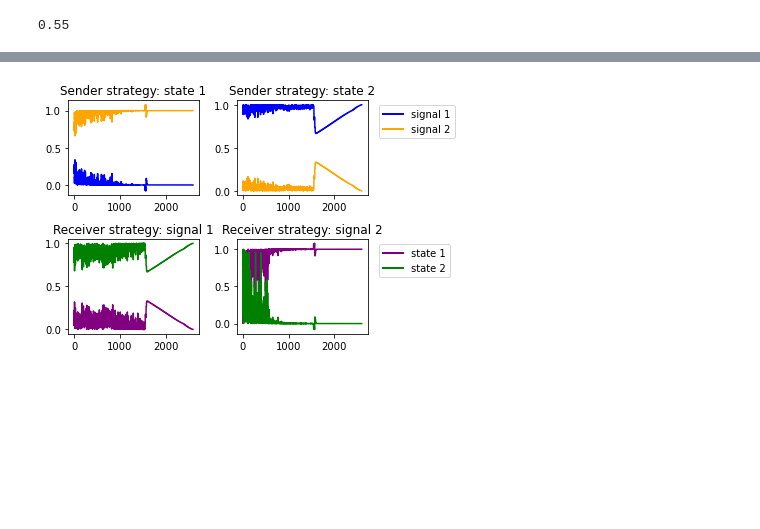
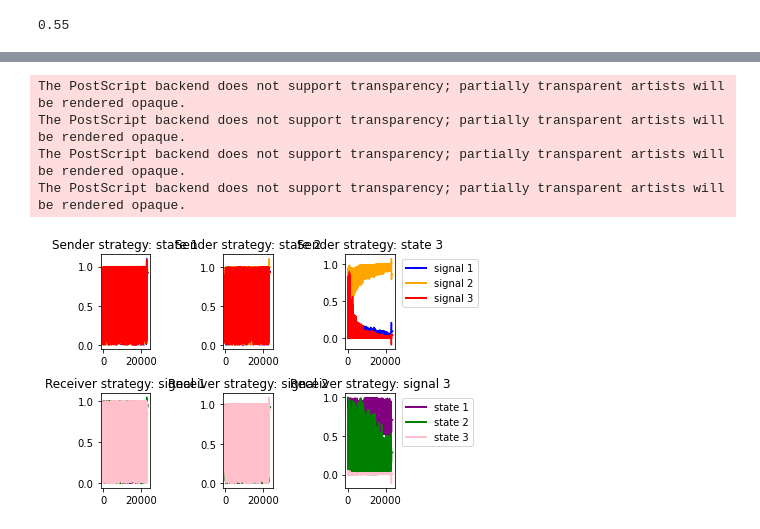
Before and after one commit to nightingal3/signalling-games, a Jupyter notebook: signalling-game.ipynb, the cells around one changed output, grey strips where cells are left out. Drawn from its saved outputs; the diff is of its cells as text; code cells hidden in the pictures; blank space fills up the shorter version.

```diff
--- a/signalling-game.ipynb
+++ b/signalling-game.ipynb
@@ -223,6 +223,8 @@ import seaborn as sns
 # 7. unequal probabilities (80/20), unequal costs (1/10) [x]
 # 8. unequal probabilities (90/10), unequal costs (1/10) [x]
 # 9. unequal probabilities (99/1), unequal costs (1/10) [didn't converge]
+
+# 3.1: [didn't converge]
 
 def show_evolution_over_time(df: pd.DataFrame) -> None:
     fig, axs = plt.subplots(ncols=2, nrows=2)
@@ -252,12 +254,69 @@ def show_evolution_over_time(df: pd.DataFrame) -> None:
     axs[1, 1].set_title("Receiver strategy: signal 2")
 
     plt.tight_layout()
-    plt.savefig("trial_9.eps")
-    plt.savefig("trial_9.png")
+    plt.savefig("trial_3_1.eps")
+    plt.savefig("trial_3_1.png")
+
+def show_evolution_over_time_3_by_3(df: pd.DataFrame) -> None:
+    fig, axs= plt.subplots(ncols=3, nrows=2)
+    state_lines = [Line2D([0], [0], color="blue", lw=2),
+                Line2D([0], [0], color="orange", lw=2),
+                  Line2D([0], [0], color="red", lw=2)]
+    signal_lines = [Line2D([0], [0], color="purple", lw=2),
+                Line2D([0], [0], color="green", lw=2),
+                   Line2D([0], [0], color="pink", lw=2)]
+
+    sns.lineplot(data=df["state_1->signal_1"], dashes=False, ax=axs[0,0], color="blue")
+    sns.lineplot(data=df["state_1->signal_2"], dashes=False, ax=axs[0,0], color="orange")
+    sns.lineplot(data=df["state_1->signal_3"], dashes=False, ax=axs[0,0], color="red")
+    axs[0,0].set_title("Sender strategy: state 1")
+
+    sns.lineplot(data=df["state_2->signal_1"], dashes=False, ax=axs[0, 1], color="blue")
+    sns.lineplot(data=df["state_2->signal_2"], dashes=False, ax=axs[0, 1], color="orange")
+    sns.lineplot(data=df["state_2->signal_3"], dashes=False, ax=axs[0, 1], color="red")
+    axs[0,1].set_title("Sender strategy: state 2")
+
+    sns.lineplot(data=df["state_3->signal_1"], dashes=False, ax=axs[0, 2], color="blue")
+    sns.lineplot(data=df["state_3->signal_2"], dashes=False, ax=axs[0, 2], color="orange")
+    sns.lineplot(data=df["state_3->signal_3"], dashes=False, ax=axs[0, 2], color="red")
+    axs[0,2].legend(state_lines, ["signal 1", "signal 2", "signal 3"], bbox_to_anchor=(1.05, 1), loc='upper left')
+    axs[0,2].set_title("Sender strategy: state 3")
+
+    sns.lineplot(data=df["signal_1->state_1"], dashes=False, ax=axs[1,0], color="purple")
+    sns.lineplot(data=df["signal_1->state_2"], dashes=False, ax=axs[1,0], color="green")
+    sns.lineplot(data=df["signal_1->state_3"], dashes=False, ax=axs[1,0], color="pink")
+    axs[1, 0].set_title("Receiver strategy: signal 1")
+
+    sns.lineplot(data=df["signal_2->state_1"], dashes=False, ax=axs[1, 1], color="purple")
+    sns.lineplot(data=df["signal_2->state_2"], dashes=False, ax=axs[1, 1], color="green")
+    sns.lineplot(data=df["signal_2->state_3"], dashes=False, ax=axs[1, 1], color="pink")
+    axs[1, 1].set_title("Receiver strategy: signal 2")
+
+    sns.lineplot(data=df["signal_3->state_1"], dashes=False, ax=axs[1, 2], color="purple")
+    sns.lineplot(data=df["signal_3->state_2"], dashes=False, ax=axs[1, 2], color="green")
+    sns.lineplot(data=df["signal_3->state_3"], dashes=False, ax=axs[1, 2], color="pink")
+    axs[1,2].set_title("Receiver strategy: signal 3")
+    axs[1,2].legend(signal_lines, ["state 1", "state 2", "state 3"], bbox_to_anchor=(1.05, 1), loc='upper left')
 
 
-df = pd.DataFrame(results, columns=["state_1->signal_1", "state_1->signal_2", "state_2->signal_1", "state_2->signal_2",
+    plt.tight_layout()
+    plt.savefig("trial_3_1.eps")
+    plt.savefig("trial_3_1.png")
+
+if GAME_SIZE == 2:
+    df = pd.DataFrame(results, columns=["state_1->signal_1", "state_1->signal_2", "state_2->signal_1", "state_2->signal_2",
                                        "signal_1->state_1", "signal_1->state_2", "signal_2->state_1", "signal_2->state_2"])
-df.to_csv("trial_9.csv", index=False)
-show_evolution_over_time(df)
+elif GAME_SIZE == 3:
+    df = pd.DataFrame(results, columns=["state_1->signal_1", "state_1->signal_2", "state_1->signal_3", "state_2->signal_1", "state_2->signal_2",
+                                        "state_2->signal_3", "state_3->signal_1", "state_3->signal_2", "state_3->signal_3",
+                                        "signal_1->state_1", "signal_1->state_2", "signal_1->state_3",
+                                        "signal_2->state_1", "signal_2->state_2", "signal_2->state_3", "signal_3->state_1",
+                                       "signal_3->state_2", "signal_3->state_3"])
+df.to_csv("trial_3_1.csv", index=False)
+print(df)
+
+if GAME_SIZE == 2:
+    show_evolution_over_time(df)
+else:
+    show_evolution_over_time_3_by_3(df)
 # %% [output]
@@ -268 +340,5 @@ The PostScript backend does not support transparency; partially transparent arti
+The PostScript backend does not support transparency; partially transparent artists will be rendered opaque.
+The PostScript backend does not support transparency; partially transparent artists will be rendered opaque.
+The PostScript backend does not support transparency; partially transparent artists will be rendered opaque.
+The PostScript backend does not support transparency; partially transparent artists will be rendered opaque.
-[figure, old version]
+[figure, new version]
```
Also changed, not shown: parts of 2 cells of this notebook.
